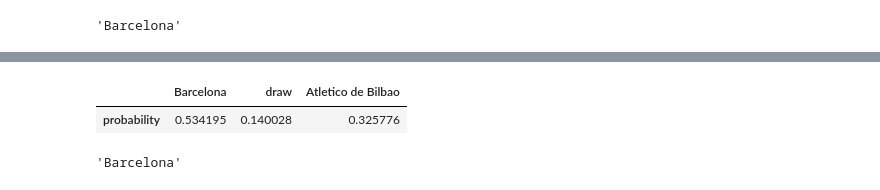
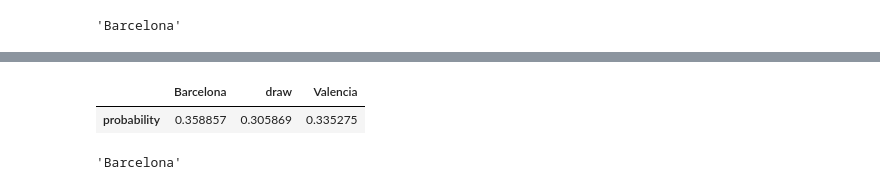
Before and after one commit to tonirodriguez/octopy, a Jupyter notebook: octopy/Liga.ipynb, the cells around one changed output, grey strips where cells are left out. Drawn from its saved outputs; the diff is of its cells as text; code cells hidden in the pictures.

```diff
--- a/octopy/Liga.ipynb
+++ b/octopy/Liga.ipynb
@@ -25,9 +25,10 @@ def leer_partidos(con):
     partidos = pd.read_sql_query('SELECT * FROM partidos', con) #, index_col='fecha')
     return partidos
 
-cur, con = connect_database('../../Clasificacion.v2.db')
+cur, con = connect_database('../../Clasificacion.db')
 
 partidos = leer_partidos(con)
 # %%
 partidos['timestamp'] = partidos['timestamp'].map(lambda X: datetime.fromtimestamp(int(X)).date())
 partidos['fecha'] = partidos['timestamp']
+partidos = partidos.sort_values(by='fecha')
@@ -36,11 +75,11 @@ partidos = partidos.sort_values(by='fecha')
 part_test = partidos[partidos['division'] == 1]
 
 # Test Set
-part_test = part_test[part_test['fecha'] > date(2021, 2, 8)]
+part_test = part_test[part_test['fecha'] >= date(2021, 10, 6)]
 
 # Train Set
 partidos = partidos[partidos['fecha'] > date(2019, 8, 1)]
-partidos = partidos[partidos['fecha'] < date(2021, 2, 8)]
+partidos = partidos[partidos['fecha'] < date(2021, 10, 6)]
 # %%
 train = partidos.filter(['equipo_local', 'equipo_visitante', 'goles_local', 'goles_visitante'])
 test = part_test.filter(['equipo_local', 'equipo_visitante', 'goles_local', 'goles_visitante'])
@@ -97,6 +156,6 @@ model.predict_winner('Barcelona', 'Atletico de Bilbao')
 # %%
-model.predict_proba('Atletico de Bilbao', 'Barcelona')
+model.predict_proba('Valencia', 'Barcelona')
 # %% [output]
-|  | Barcelona | draw | Atletico de Bilbao |
-| probability | 0.534195 | 0.140028 | 0.325776 |
+|  | Barcelona | draw | Valencia |
+| probability | 0.358857 | 0.305869 | 0.335275 |
 # %%
```
Also changed, not shown: parts of 18 cells of this notebook, 4 other files.
